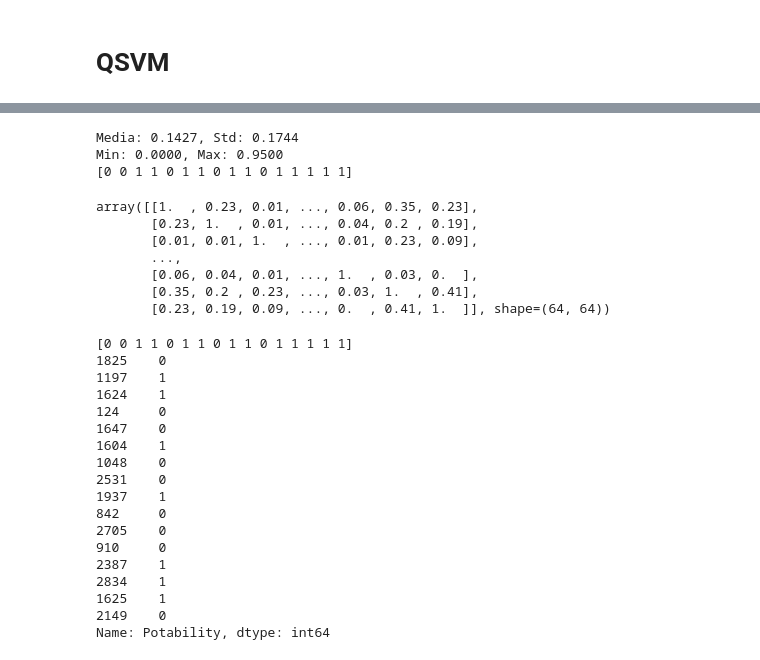
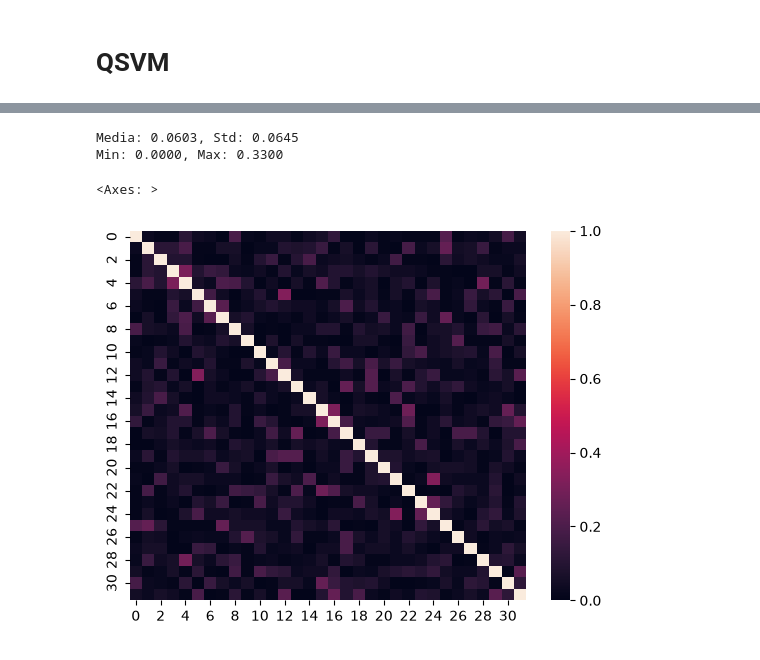
Before and after one commit to Quantum-Odyssey/Quantathon, a Jupyter notebook: notebooks/svm_water_potability.ipynb, the cells around one changed output, grey strips where cells are left out. Drawn from its saved outputs; the diff is of its cells as text; code cells hidden in the pictures.

```diff
--- a/notebooks/svm_water_potability.ipynb
+++ b/notebooks/svm_water_potability.ipynb
@@ -8,18 +8,18 @@ from sklearn.decomposition import PCA
 
 from pandas import read_csv, DataFrame, concat
 
-from numpy import arange, full, nan, size, shape, pi
+from numpy import arange, full, nan, size, shape, pi, identity
 
 from seaborn import heatmap
 
 from os import path
 
 from qiskit.circuit.library import z_feature_map, unitary_overlap, zz_feature_map
-
 from qiskit.primitives import StatevectorSampler
 
+# --- config ---
 
 DATA_PATH = path.join('..', 'data', "water_potability.csv")
 RANDOM_SEED = 42
-NUMBER_MUESTRAS_ENTRENAMIENTO = 64
+CANTIDAD_MUESTRAS_ENTRENAMIENTO = 32
 USAR_MATRICES_PRECOMPUTADAS = True
@@ -68,21 +283,5 @@ data = data.drop("Potability", axis = 1) # quitar potabilidad
 # %%
-data_train, data_test, potability_train, potability_test = \
-train_test_split(data, potability, test_size=.2, random_state=RANDOM_SEED)
-
-
-
-#scaler = MinMaxScaler(feature_range=(0, 2 * pi))
-
-scaler = StandardScaler()
-
-data_train_scaled = scaler.fit_transform(data_train)
-data_test_scaled = scaler.transform(data_test)
-
-pca = PCA(n_components = 4, random_state=RANDOM_SEED)
-
-data_train_scaled = pca.fit_transform(data_train_scaled)
-
-data_test_scaled = pca.transform(data_test_scaled)
+data.proccess_data()
 # %% [markdown]
 # SVM
 # %%
@@ -297,40 +361,13 @@ weighted avg       0.69      0.62      0.61        16
 # %%
 import numpy as np
-off_diag = kernel_matrix[~np.eye(kernel_matrix.shape[0], dtype=bool)]
+off_diag = data.q_kernel[~np.eye(data.q_kernel.shape[0], dtype=bool)]
 print(f"Media: {off_diag.mean():.4f}, Std: {off_diag.std():.4f}")
 print(f"Min: {off_diag.min():.4f}, Max: {off_diag.max():.4f}")
-print(potability_prediction)
-kernel_matrix
 # %% [output]
-Media: 0.1427, Std: 0.1744
-Min: 0.0000, Max: 0.9500
-[0 0 1 1 0 1 1 0 1 1 0 1 1 1 1 1]
+Media: 0.0603, Std: 0.0645
+Min: 0.0000, Max: 0.3300
-array([[1.  , 0.23, 0.01, ..., 0.06, 0.35, 0.23],
-       [0.23, 1.  , 0.01, ..., 0.04, 0.2 , 0.19],
-       [0.01, 0.01, 1.  , ..., 0.01, 0.23, 0.09],
-       ...,
-       [0.06, 0.04, 0.01, ..., 1.  , 0.03, 0.  ],
-       [0.35, 0.2 , 0.23, ..., 0.03, 1.  , 0.41],
-       [0.23, 0.19, 0.09, ..., 0.  , 0.41, 1.  ]], shape=(64, 64))
-# %%
-print(potability_prediction)
-print(potability_test)
-# %% [output]
-[0 0 1 1 0 1 1 0 1 1 0 1 1 1 1 1]
-1825    0
-1197    1
-1624    1
-124     0
-1647    0
-1604    1
-1048    0
-2531    0
-1937    1
-842     0
-2705    0
-910     0
-2387    1
-2834    1
-1625    1
-2149    0
-Name: Potability, dtype: int64
+# %%
+heatmap(data.q_kernel) #vmax= 1, vmin=-1)
+# %% [output]
+<Axes: >
+[figure, added]
```
Also changed, not shown: parts of 16 cells of this notebook.
